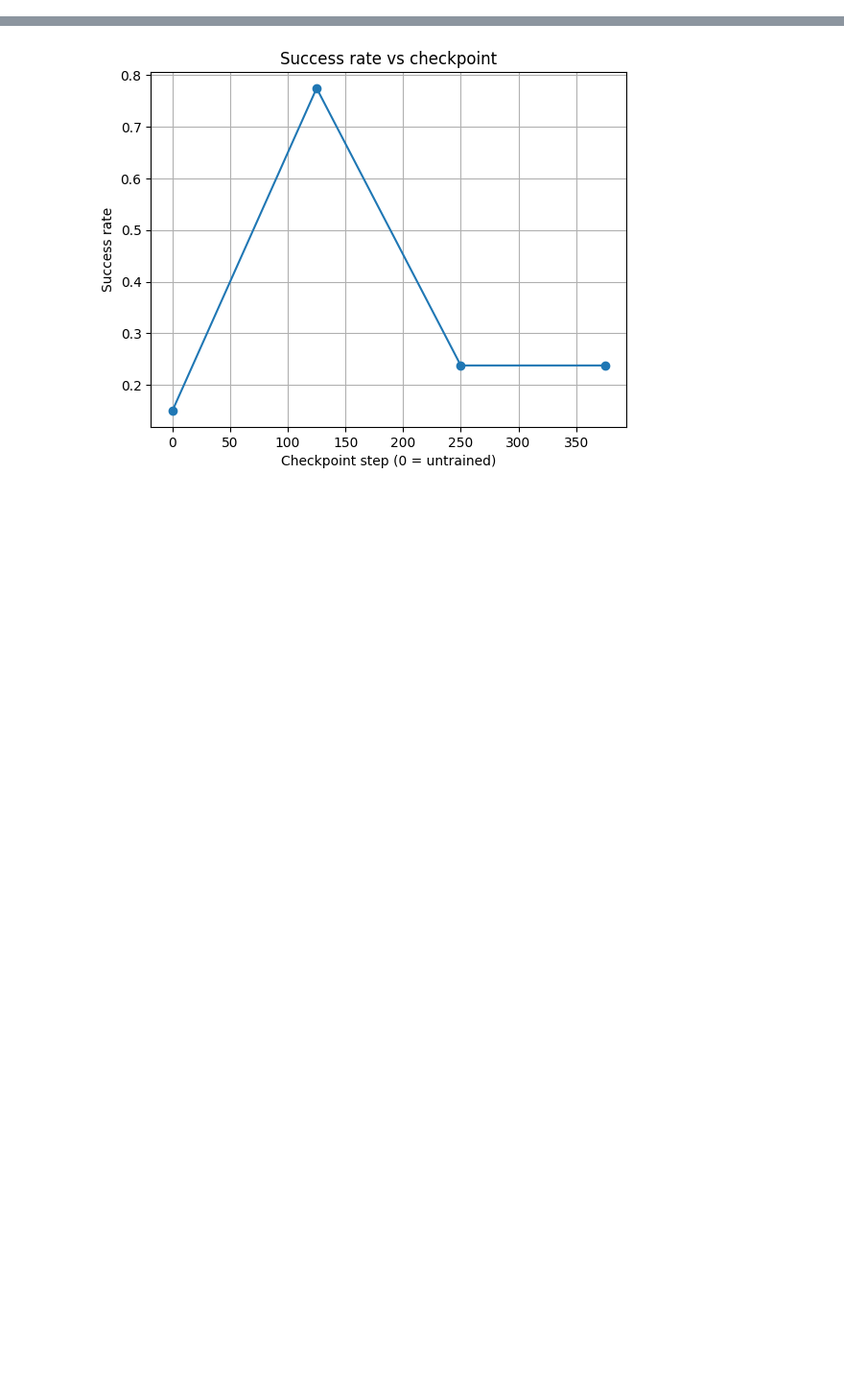
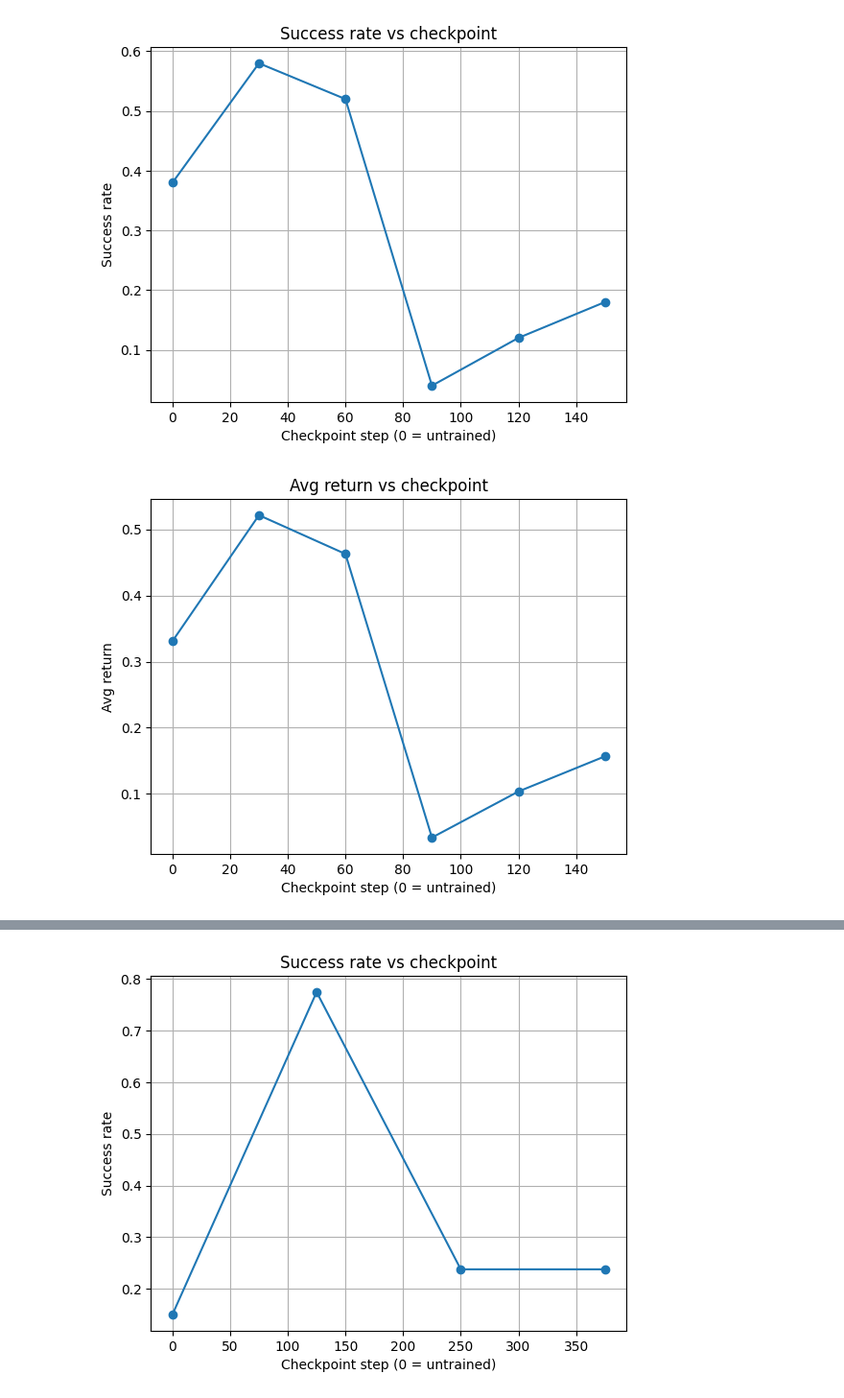
Before and after one commit to iliailiaai/nanoVLM-action, a Jupyter notebook: run_eval_env.ipynb, the cells around one changed output, grey strips where cells are left out. Shown at 96% size. Drawn from its saved outputs; the diff is of its cells as text; code cells hidden in the pictures; blank space fills up the shorter version.

```diff
--- a/run_eval_env.ipynb
+++ b/run_eval_env.ipynb
@@ -207,0 +227,34 @@ Avg length:   82.3
+# %%
+# sft checkpoints each 30 step, temp 1.4, 50 episodes, test on unseen size 10 (sft seen 6,7)
+
+xs = sorted(results.keys())
+succ = [results[x]["success_rate"] for x in xs]
+ret  = [results[x]["avg_return"] for x in xs]
+leng = [results[x]["avg_length"] for x in xs]
+
+plt.figure()
+plt.plot(xs, succ, marker="o")
+plt.xlabel("Checkpoint step (0 = untrained)")
+plt.ylabel("Success rate")
+plt.title("Success rate vs checkpoint")
+plt.grid(True)
+plt.show()
+
+plt.figure()
+plt.plot(xs, ret, marker="o")
+plt.xlabel("Checkpoint step (0 = untrained)")
+plt.ylabel("Avg return")
+plt.title("Avg return vs checkpoint")
+plt.grid(True)
+plt.show()
+
+plt.figure()
+plt.plot(xs, leng, marker="o")
+plt.xlabel("Checkpoint step (0 = untrained)")
+plt.ylabel("Avg length")
+plt.title("Avg length vs checkpoint")
+plt.grid(True)
+plt.show()
+# %% [output]
+[figure, added]
+[figure, added]
```
Also changed, not shown: parts of 3 cells of this notebook, 6 other files.
